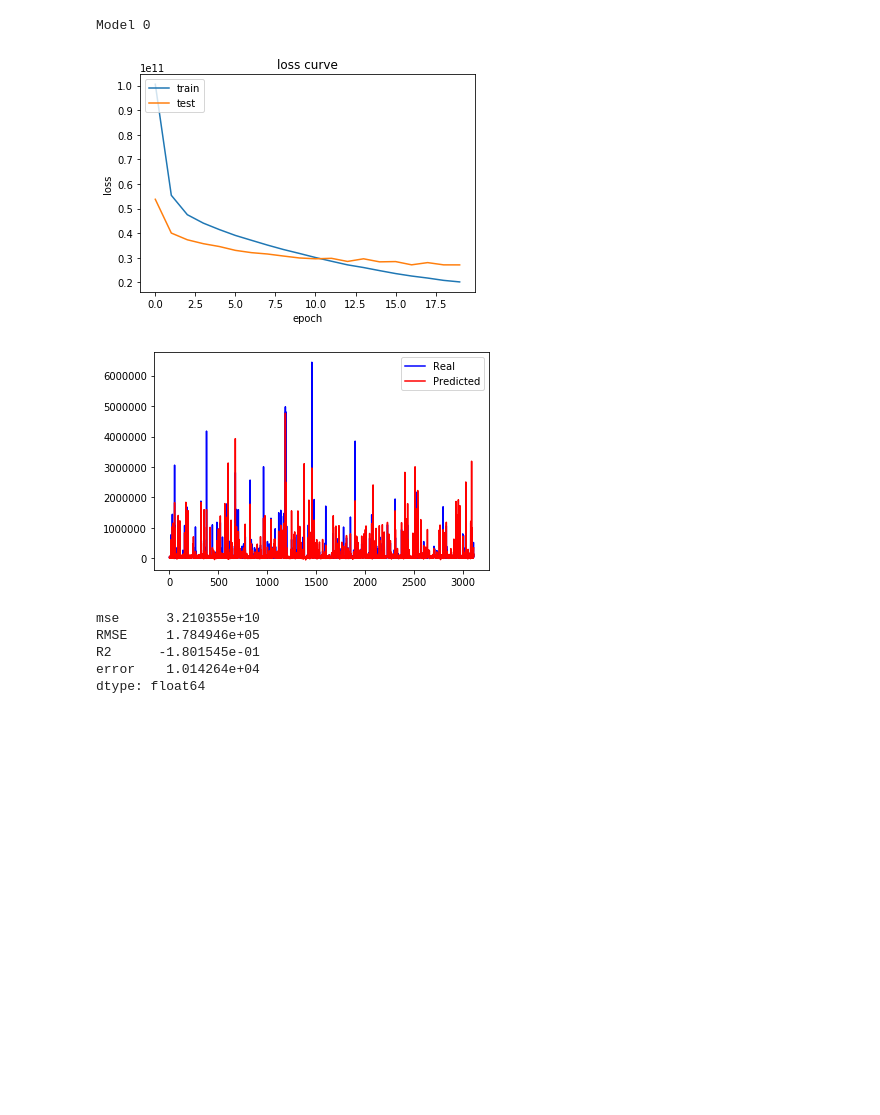
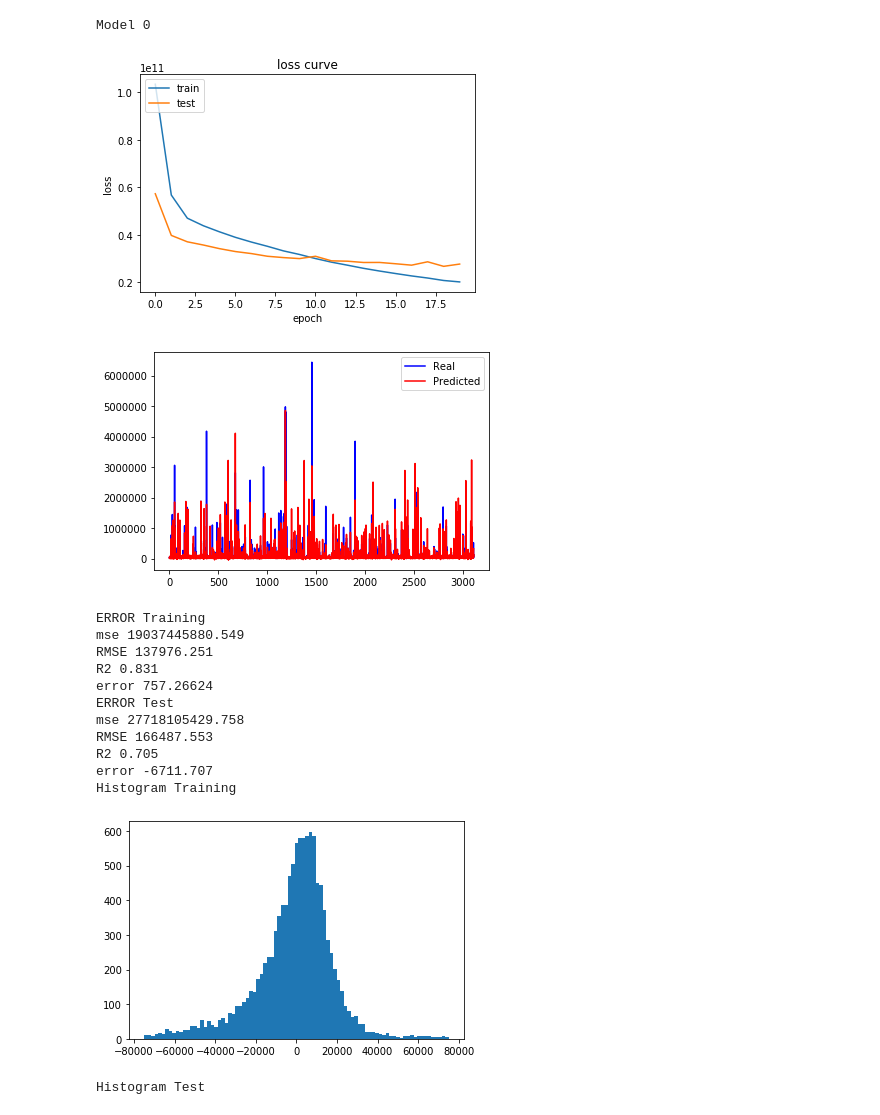
Before and after one commit to jaicapps/DataScienceCapstone, a Jupyter notebook: nn/test_nn_2.ipynb, the cells around one changed output. Cells and saved outputs as stored; diff of their text form; code cells hidden in the pictures; blank space fills up the shorter version.

Commit message:
add hist and errors

```diff
--- a/nn/test_nn_2.ipynb
+++ b/nn/test_nn_2.ipynb
@@ -107,17 +97,23 @@ reports = []
 # %%
-
 #choose the amount of nodes in hidden layers: http://www.faqs.org/faqs/ai-faq/neural-nets/part3/section-10.html
 #NN0: 1 hidden layer with (Number of inputs + outputs) * (2/3) nodes: overfitting
 #does not predicts well high values but it might be because sample
 print('Model 0')
-report_train, report_test = run_model(int((input_nodes+1)*(2/3)), x_train, x_test, y_train, y_test, epochs)
-reports.append(report_test)
+y_train_pred, y_test_pred = run_model(int((input_nodes+1)*(2/3)), x_train, x_test, y_train, y_test, epochs)
 # %% [output]
 Model 0
-[figure, old version]
+[figure, new version]
-[figure, old version]
+[figure, new version]
-mse      3.210355e+10
-RMSE     1.784946e+05
-R2      -1.801545e-01
-error    1.014264e+04
-dtype: float64
+ERROR Training
+mse 19037445880.549
+RMSE 137976.251
+R2 0.831
+error 757.26624
+ERROR Test
+mse 27718105429.758
+RMSE 166487.553
+R2 0.705
+error -6711.707
+Histogram Training
+[figure, added]
+Histogram Test
```
Also changed, not shown: parts of 11 cells of this notebook.
